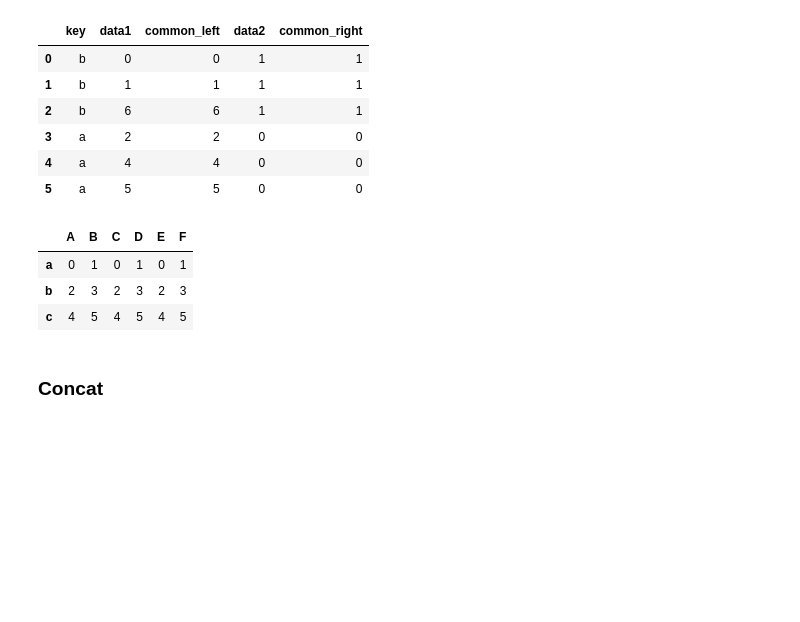
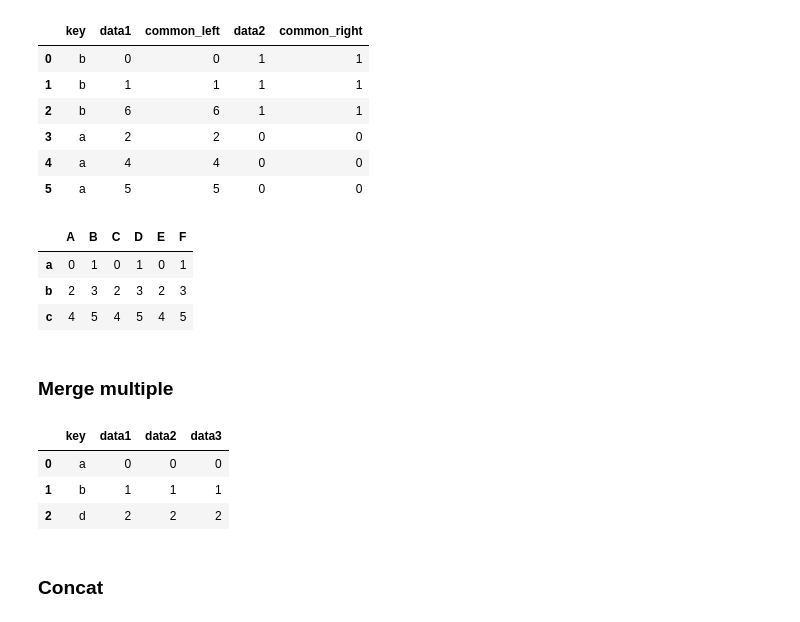
Before and after one commit to boyuan-li/BL-data-processing, a Jupyter notebook: Pandas.ipynb, the cells around one changed output. Drawn from its saved outputs; the diff is of its cells as text; code cells hidden in the pictures; blank space fills up the shorter version.

```diff
--- a/Pandas.ipynb
+++ b/Pandas.ipynb
@@ -1517,6 +1517,30 @@ df1.join([df2, df3], how = 'outer')
 | a | 0 | 1 | 0 | 1 | 0 | 1 |
 | b | 2 | 3 | 2 | 3 | 2 | 3 |
 | c | 4 | 5 | 4 | 5 | 4 | 5 |
+# %% [markdown]
+### Merge multiple
+# %%
+df1 = pd.DataFrame({'key': ['a', 'b', 'd'],
+                    'data1': range(3)})
+df2 = pd.DataFrame({'key': ['a', 'b', 'd'],
+                    'data2': range(3)})
+df3 = pd.DataFrame({'key': ['a', 'b', 'd'],
+                    'data3': range(3)})
+# %%
+from functools import reduce
+
+data_frames = [df1, df2, df3]
+
+reduce(lambda left,right: pd.merge(left,
+                                   right,
+                                   on = 'key',
+                                   how = 'outer'),
+                                   data_frames)
+# %% [output]
+|  | key | data1 | data2 | data3 |
+| 0 | a | 0 | 0 | 0 |
+| 1 | b | 1 | 1 | 1 |
+| 2 | d | 2 | 2 | 2 |
 # %% [markdown]
 ### Concat
 # %%
```
Also changed, not shown: parts of 5 cells of this notebook.
